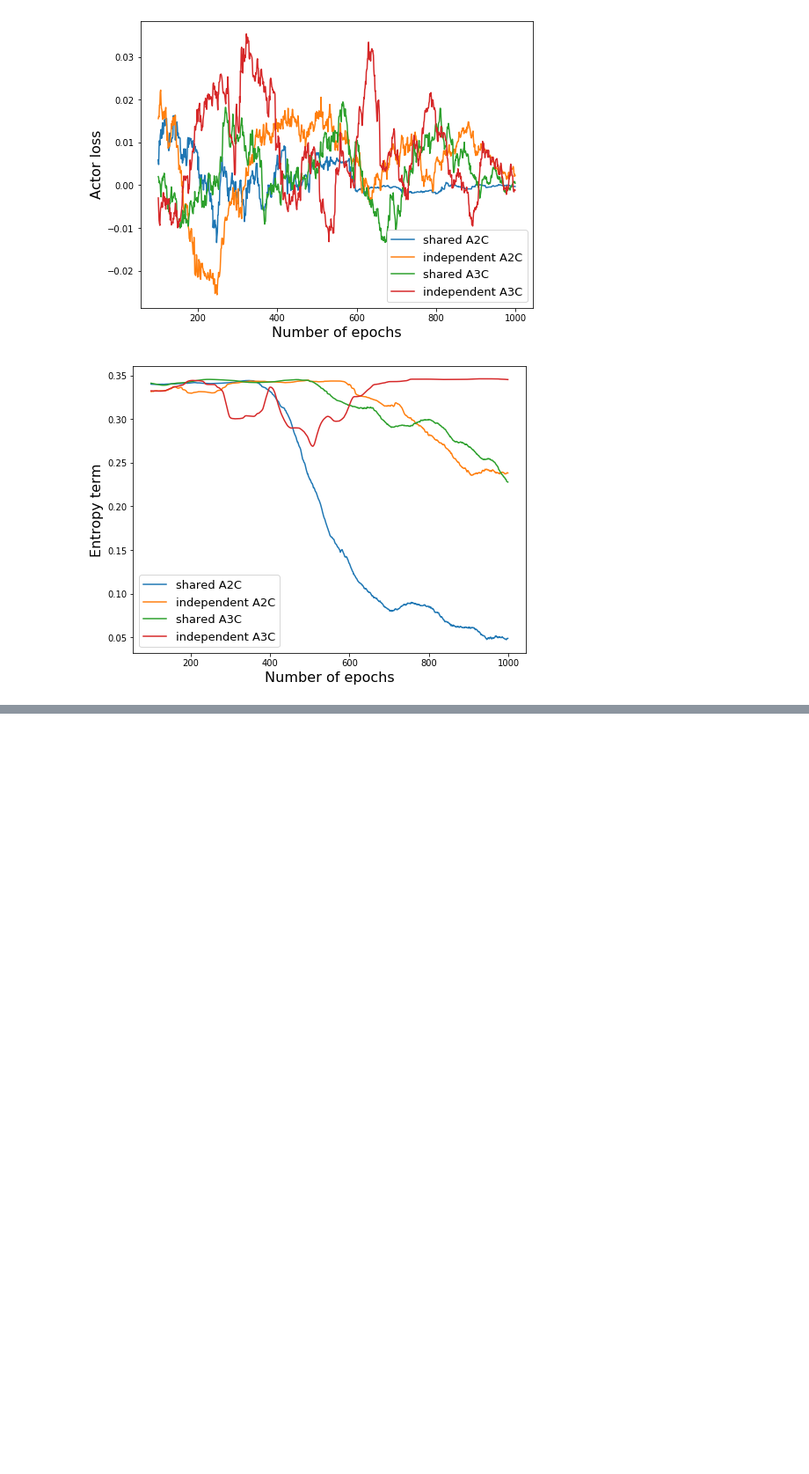
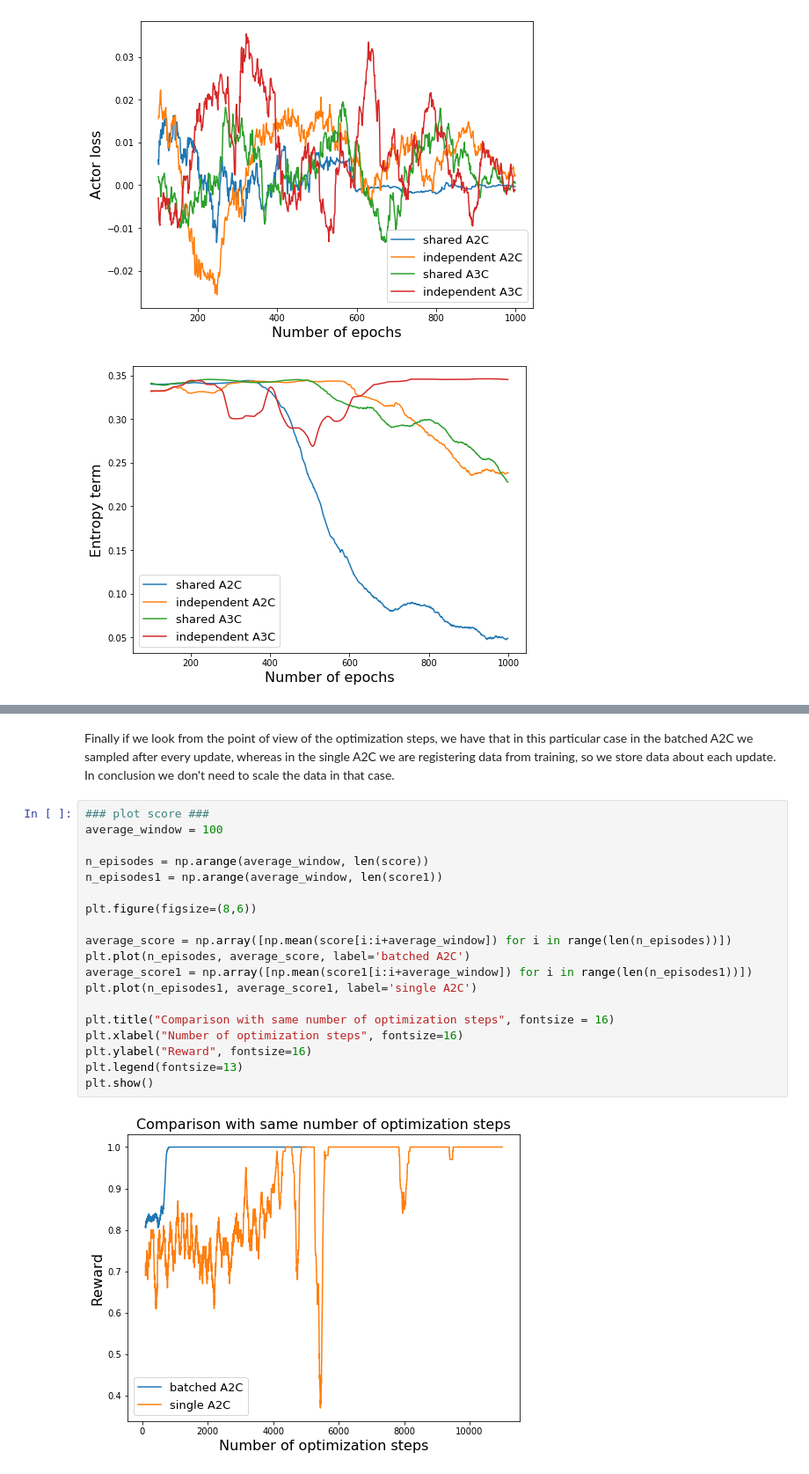
Before and after one commit to nicoladainese96/RelationalDeepRL, a Jupyter notebook: A2C_A3C_sandbbox_training.ipynb, the cells around one changed output, grey strips where cells are left out. Shown at 88% size. Cells and saved outputs as stored; diff of their text form; blank space fills up the shorter version.

```diff
--- a/A2C_A3C_sandbbox_training.ipynb
+++ b/A2C_A3C_sandbbox_training.ipynb
@@ -575,0 +696,23 @@ plot.compare_sessions(list_of_scores, list_of_steps, list_of_losses, list_of_lab
+# %% [markdown]
+Finally if we look from the point of view of the optimization steps, we have that in this particular case in the batched A2C we sampled after every update, whereas in the single A2C we are registering data from training, so we store data about each update. In conclusion we don't need to scale the data in that case.
+# %%
+### plot score ###
+average_window = 100
+
+n_episodes = np.arange(average_window, len(score))
+n_episodes1 = np.arange(average_window, len(score1))
+
+plt.figure(figsize=(8,6))
+
+average_score = np.array([np.mean(score[i:i+average_window]) for i in range(len(n_episodes))])
+plt.plot(n_episodes, average_score, label='batched A2C')
+average_score1 = np.array([np.mean(score1[i:i+average_window]) for i in range(len(n_episodes1))])
+plt.plot(n_episodes1, average_score1, label='single A2C')
+
+plt.title("Comparison with same number of optimization steps", fontsize = 16)
+plt.xlabel("Number of optimization steps", fontsize=16)
+plt.ylabel("Reward", fontsize=16)
+plt.legend(fontsize=13)
+plt.show()
+# %% [output]
+[figure, added]
```
Also changed, not shown: parts of 13 cells of this notebook, 13 other files.
